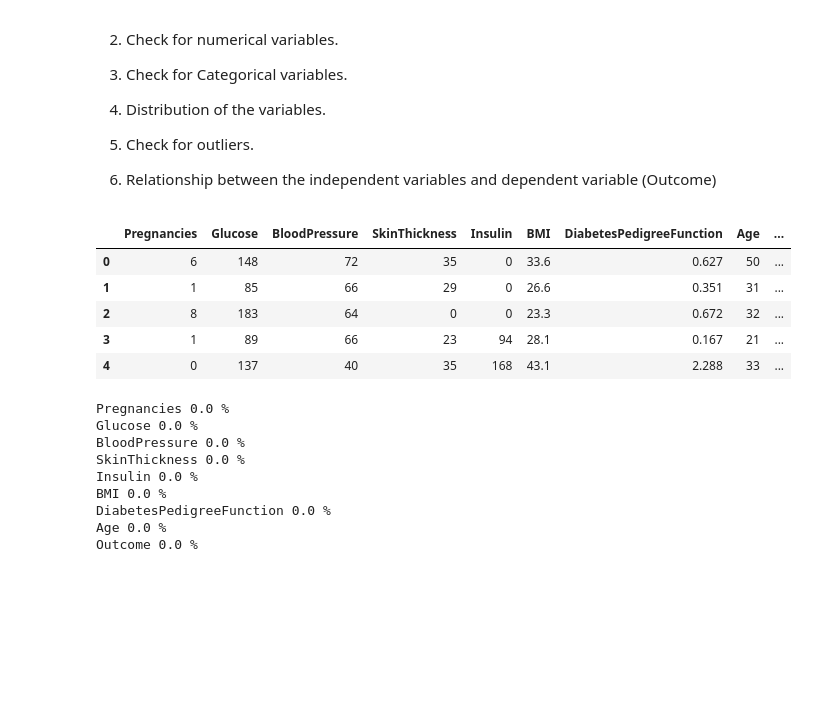
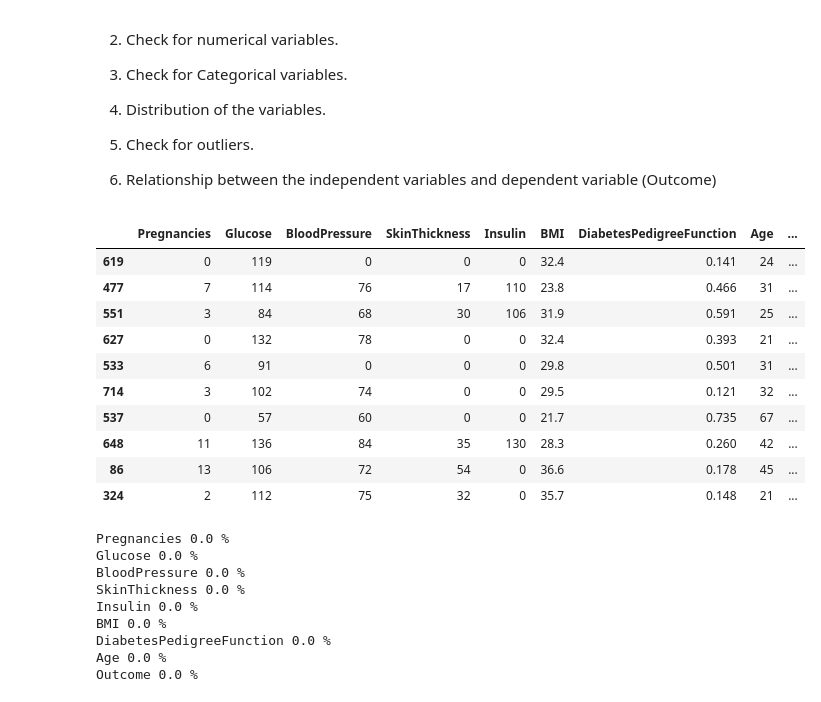
Before and after one commit to MbuviM/Diabetes-Prediction-Machine-Learning-Model, a Jupyter notebook: Model.ipynb, the cells around one changed output. Drawn from its saved outputs; the diff is of its cells as text; code cells hidden in the pictures; blank space fills up the shorter version.

```diff
--- a/Model.ipynb
+++ b/Model.ipynb
@@ -75,15 +75,20 @@ import matplotlib.pyplot as plt
 import seaborn as sns
 import numpy as np
 # %%
-# Checking the first 5 rows of the dataset
-diabetes_data.head()
+# Checking a random sample of the dataset
+diabetes_data.sample(10)
 # %% [output]
 |  | Pregnancies | Glucose | BloodPressure | SkinThickness | Insulin | BMI | DiabetesPedigreeFunction | Age | ... |
-| 0 | 6 | 148 | 72 | 35 | 0 | 33.6 | 0.627 | 50 | ... |
-| 1 | 1 | 85 | 66 | 29 | 0 | 26.6 | 0.351 | 31 | ... |
-| 2 | 8 | 183 | 64 | 0 | 0 | 23.3 | 0.672 | 32 | ... |
-| 3 | 1 | 89 | 66 | 23 | 94 | 28.1 | 0.167 | 21 | ... |
-| 4 | 0 | 137 | 40 | 35 | 168 | 43.1 | 2.288 | 33 | ... |
+| 619 | 0 | 119 | 0 | 0 | 0 | 32.4 | 0.141 | 24 | ... |
+| 477 | 7 | 114 | 76 | 17 | 110 | 23.8 | 0.466 | 31 | ... |
+| 551 | 3 | 84 | 68 | 30 | 106 | 31.9 | 0.591 | 25 | ... |
+| 627 | 0 | 132 | 78 | 0 | 0 | 32.4 | 0.393 | 21 | ... |
+| 533 | 6 | 91 | 0 | 0 | 0 | 29.8 | 0.501 | 31 | ... |
+| 714 | 3 | 102 | 74 | 0 | 0 | 29.5 | 0.121 | 32 | ... |
+| 537 | 0 | 57 | 60 | 0 | 0 | 21.7 | 0.735 | 67 | ... |
+| 648 | 11 | 136 | 84 | 35 | 130 | 28.3 | 0.260 | 42 | ... |
+| 86 | 13 | 106 | 72 | 54 | 0 | 36.6 | 0.178 | 45 | ... |
+| 324 | 2 | 112 | 75 | 32 | 0 | 35.7 | 0.148 | 21 | ... |
 # %%
 # Checking for missing values
 diabetes_data.isnull().sum()
```
Also changed, not shown: parts of 4 cells of this notebook.
